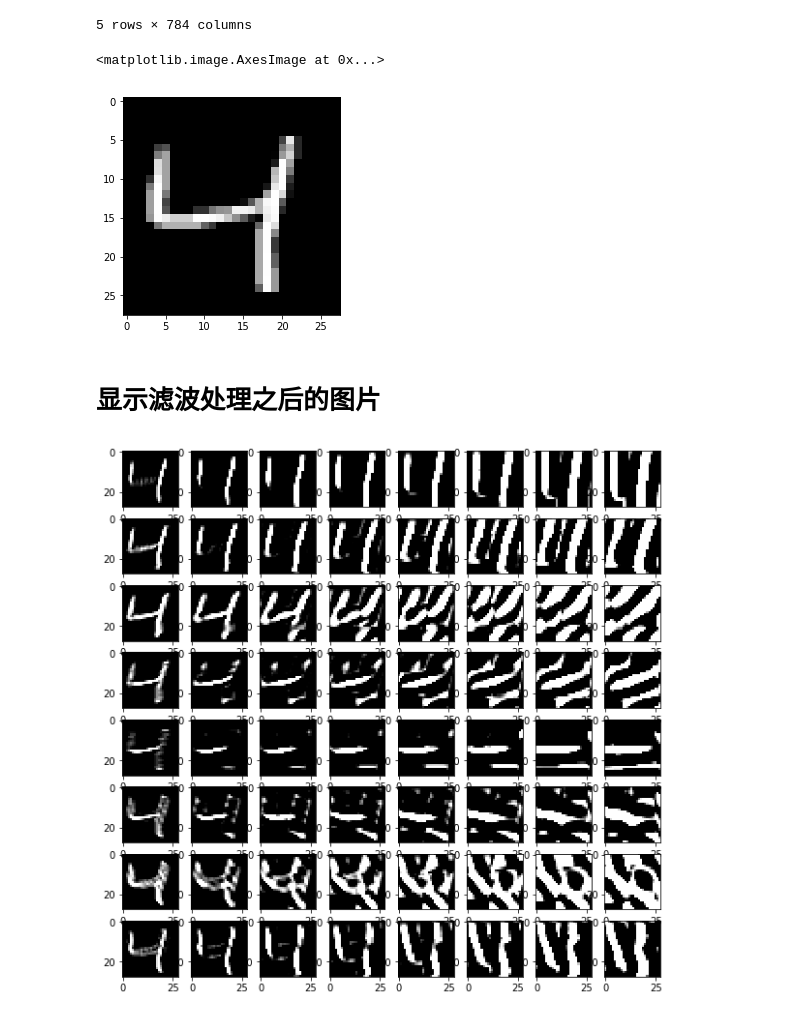
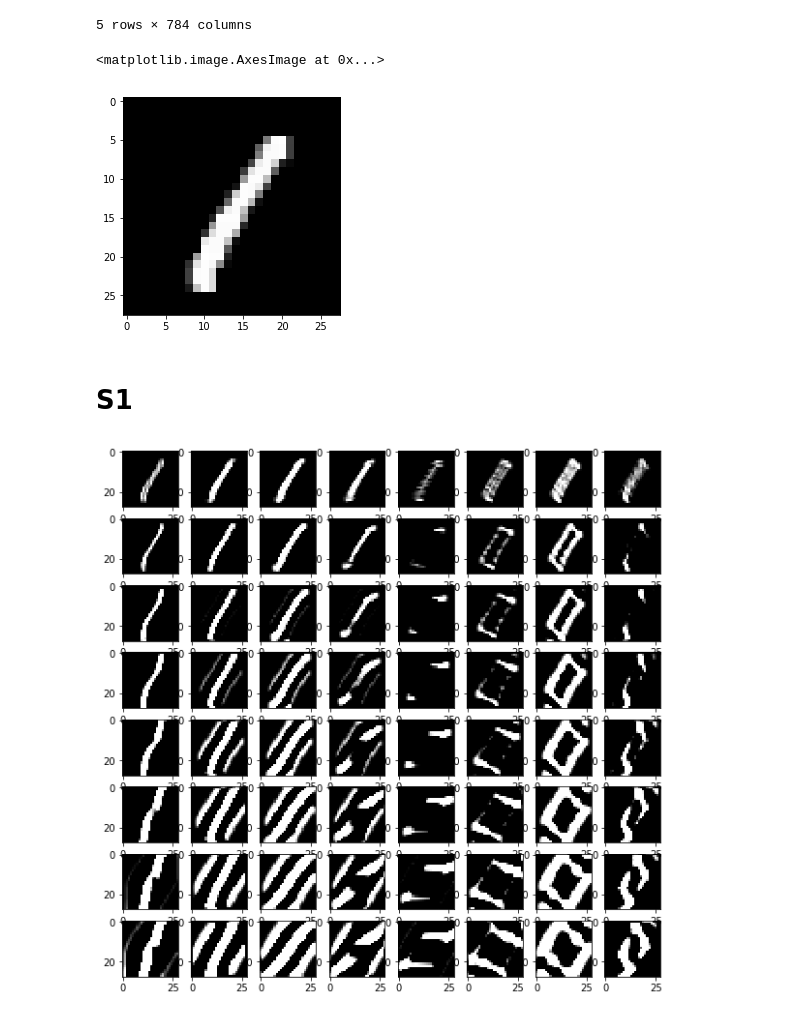
Before and after one commit to Connorshen/CPL, a Jupyter notebook: python/cluster/gabor_process.ipynb, the cells around one changed output. Saved outputs shown, nothing was run; the diff lists cells and outputs as text; code cells hidden in the pictures.

```diff
--- a/python/cluster/gabor_process.ipynb
+++ b/python/cluster/gabor_process.ipynb
@@ -7,16 +7,19 @@ from PIL import Image
 % matplotlib inline
 # %%
 def build_filters():
-    filters = []
+    filters_all = []
     ksize = [3, 5, 7, 9, 11, 13, 15, 17]  # gabor尺度，共8个
     sigma = np.arange(2, len(ksize) + 2)
     lambd = np.arange(3, len(ksize) + 3)
+    theta = np.arange(0, np.pi, np.pi / 8)
 
-    for theta in np.arange(0, np.pi, np.pi / 8):  # gabor方向 0 45 90 135
-        for k in range(len(ksize)):
-            kern = cv2.getGaborKernel((ksize[k], ksize[k]), sigma[k], theta, lambd[k], 0.5, 0, ktype=cv2.CV_32F)
+    for i in range(len(ksize)):
+        filters = []
+        for j in range(len(theta)):
+            kern = cv2.getGaborKernel((ksize[i], ksize[i]), sigma[i], theta[j], lambd[i], 0.5, 0, ktype=cv2.CV_32F)
             filters.append(kern)
-    return filters
+        filters_all.append(filters)
+    return filters_all
 def gabor_process(img,filters):
     process_imgs = []
     for kern in filters:
@@ -26,10 +29,10 @@ def gabor_process(img,filters):
 # %% [markdown]
 # 显示滤波器核
 # %%
-filters = build_filters()
+filters_all = build_filters()
 plt.figure(figsize=(10, 10))
 for r_i in range(8):
     for c_i in range(8):
         plt.subplot(8, 8, r_i * 8 + c_i + 1)
-        plt.imshow(filters[r_i * 8 + c_i], cmap='gray')
+        plt.imshow(filters_all[r_i][c_i], cmap='gray')
 # %% [output]
@@ -49,19 +52,22 @@ train_images.head()
 | 4 | 0 | 0 | 0 | 0 | 0 | 0 | 0 | 0 | 0 | 0 | ... | ... |
 5 rows × 784 columns
 # %%
-image = train_images.loc[2].values.reshape(28,28)
+image = train_images.loc[3].values.reshape(28,28)
 plt.imshow(image, cmap='gray')
 # %% [output]
 <matplotlib.image.AxesImage at 0x...>
-[figure, old version]
+[figure, new version]
 # %% [markdown]
-# 显示滤波处理之后的图片
+# S1
 # %%
-process_imgs = gabor_process(image,filters)
+process_imgs_all = []
+for filters in filters_all:
+    process_imgs = gabor_process(image,filters)
+    process_imgs_all.append(process_imgs)
 plt.figure(figsize=(10, 10))
 for r_i in range(8):
     for c_i in range(8):
         plt.subplot(8, 8, r_i * 8 + c_i + 1)
-        plt.imshow(process_imgs[r_i * 8 + c_i], cmap='gray')
+        plt.imshow(process_imgs_all[r_i][c_i], cmap='gray')
 # %% [output]
-[figure, old version]
+[figure, new version]
```
Also changed, not shown: parts of 1 cell of this notebook.
